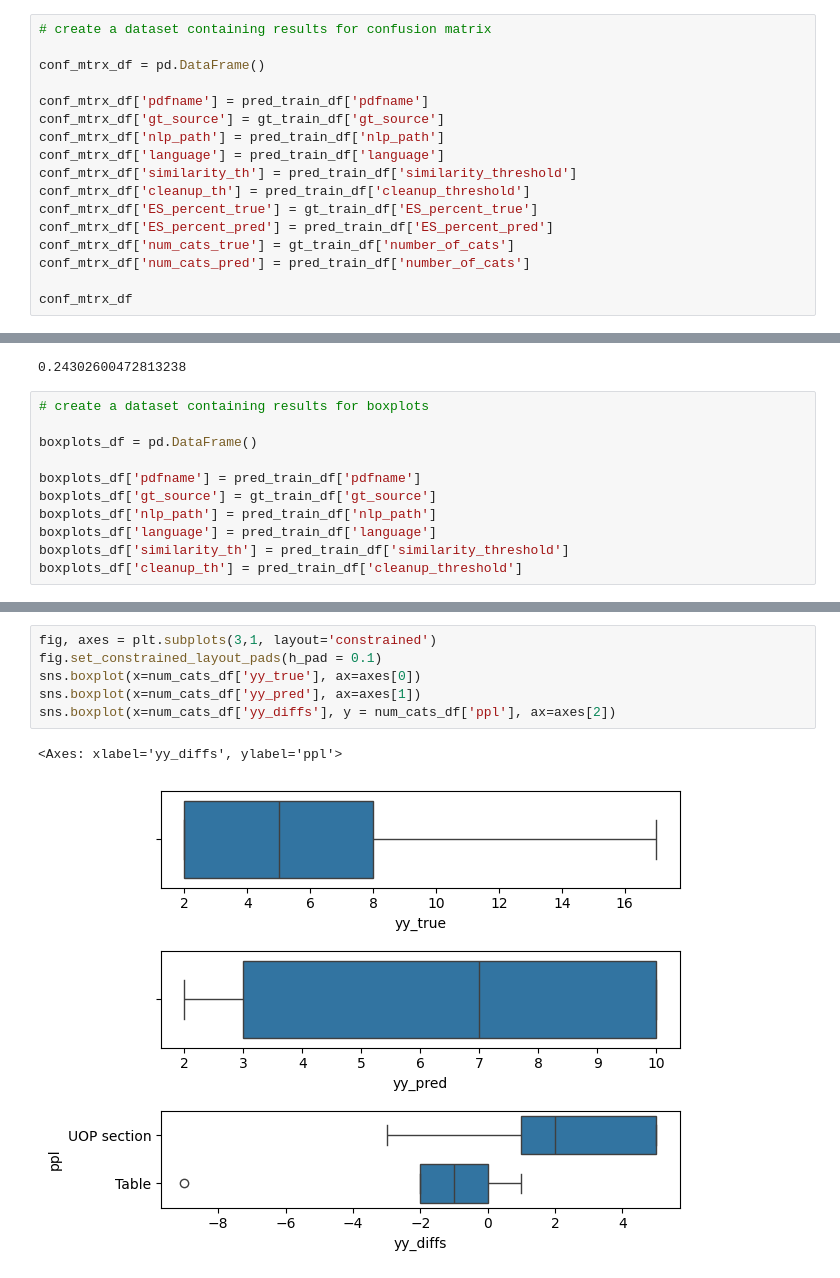
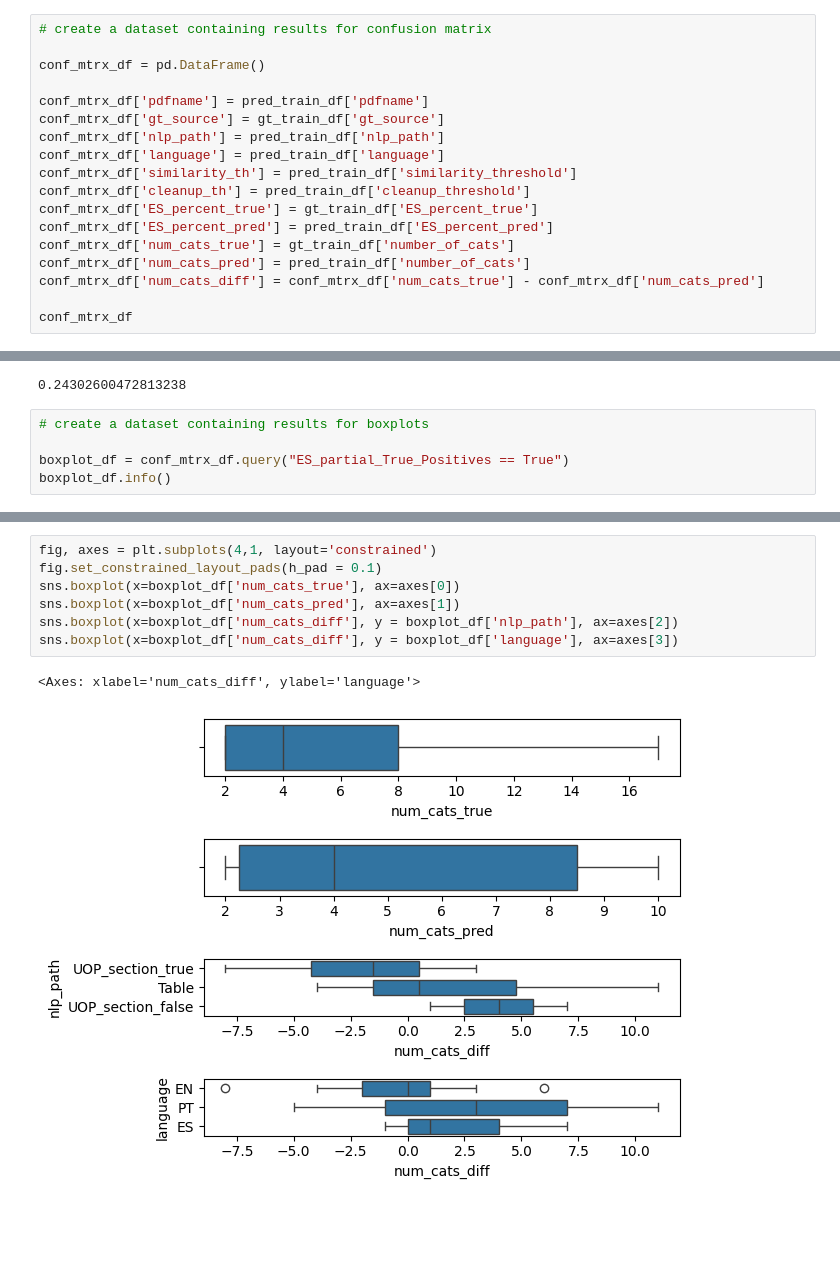
Before and after one commit to emw9805-notabot/ADSCert_project_Watson, a Jupyter notebook: Eval_metrics_V4.ipynb, the cells around one changed output, grey strips where cells are left out. Drawn from its saved outputs; the diff is of its cells as text; blank space fills up the shorter version.

Commit message:
boxplot-work

```diff
--- a/Eval_metrics_V4.ipynb
+++ b/Eval_metrics_V4.ipynb
@@ -96,6 +129,7 @@ conf_mtrx_df['ES_percent_true'] = gt_train_df['ES_percent_true']
 conf_mtrx_df['ES_percent_pred'] = pred_train_df['ES_percent_pred']
 conf_mtrx_df['num_cats_true'] = gt_train_df['number_of_cats']
 conf_mtrx_df['num_cats_pred'] = pred_train_df['number_of_cats']
+conf_mtrx_df['num_cats_diff'] = conf_mtrx_df['num_cats_true'] - conf_mtrx_df['num_cats_pred']
 
 conf_mtrx_df
 # %% [output]
@@ -161,11 +216,5 @@ f1_score(y_true, y_pred, average='macro')
 # %%
 # create a dataset containing results for boxplots
 
-boxplots_df = pd.DataFrame()
-
-boxplots_df['pdfname'] = pred_train_df['pdfname']
-boxplots_df['gt_source'] = gt_train_df['gt_source']
-boxplots_df['nlp_path'] = pred_train_df['nlp_path']
-boxplots_df['language'] = pred_train_df['language']
-boxplots_df['similarity_th'] = pred_train_df['similarity_threshold']
-boxplots_df['cleanup_th'] = pred_train_df['cleanup_threshold']
+boxplot_df = conf_mtrx_df.query("ES_partial_True_Positives == True")
+boxplot_df.info()
@@ -208,9 +241,10 @@ num_cats_df
-# %%
-fig, axes = plt.subplots(3,1, layout='constrained')
-fig.set_constrained_layout_pads(h_pad = 0.1)
-sns.boxplot(x=num_cats_df['yy_true'], ax=axes[0])
-sns.boxplot(x=num_cats_df['yy_pred'], ax=axes[1])
-sns.boxplot(x=num_cats_df['yy_diffs'], y = num_cats_df['ppl'], ax=axes[2])
-# %% [output]
-<Axes: xlabel='yy_diffs', ylabel='ppl'>
-[figure, removed]
+# %%
+fig, axes = plt.subplots(4,1, layout='constrained')
+fig.set_constrained_layout_pads(h_pad = 0.1)
+sns.boxplot(x=boxplot_df['num_cats_true'], ax=axes[0])
+sns.boxplot(x=boxplot_df['num_cats_pred'], ax=axes[1])
+sns.boxplot(x=boxplot_df['num_cats_diff'], y = boxplot_df['nlp_path'], ax=axes[2])
+sns.boxplot(x=boxplot_df['num_cats_diff'], y = boxplot_df['language'], ax=axes[3])
+# %% [output]
+<Axes: xlabel='num_cats_diff', ylabel='language'>
+[figure, added]
```
Also changed, not shown: parts of 5 cells of this notebook.
